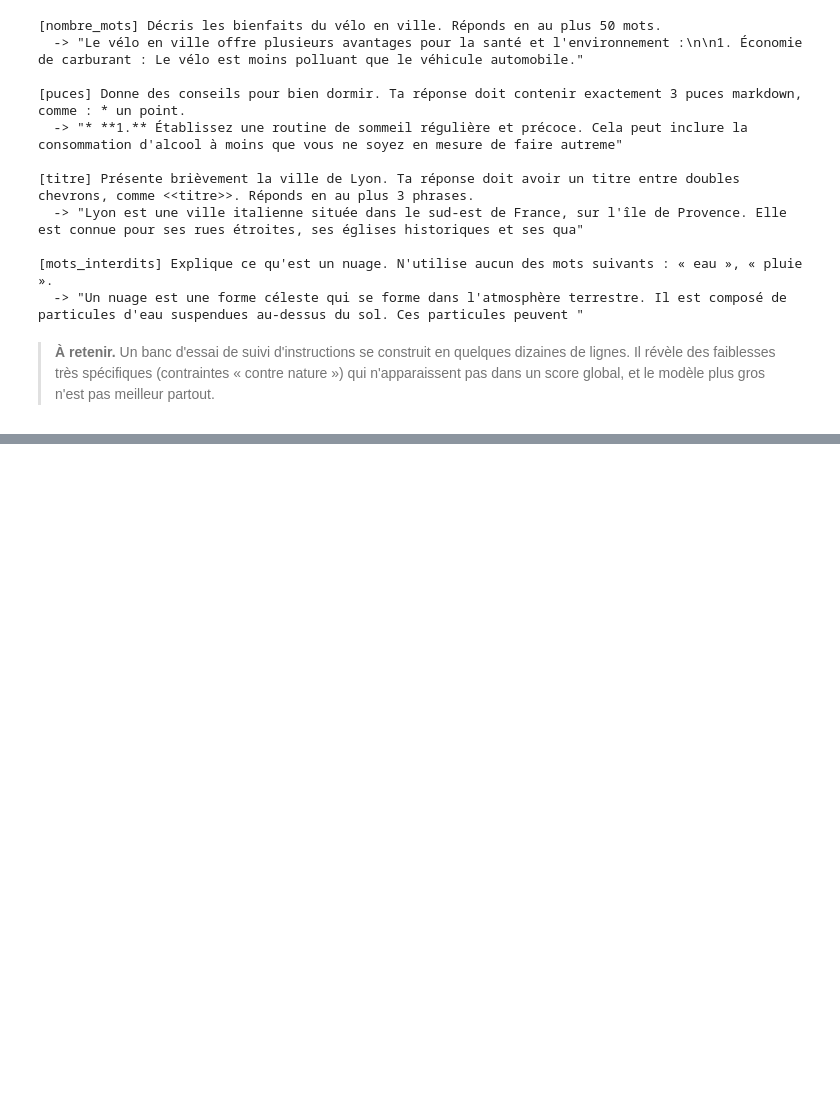
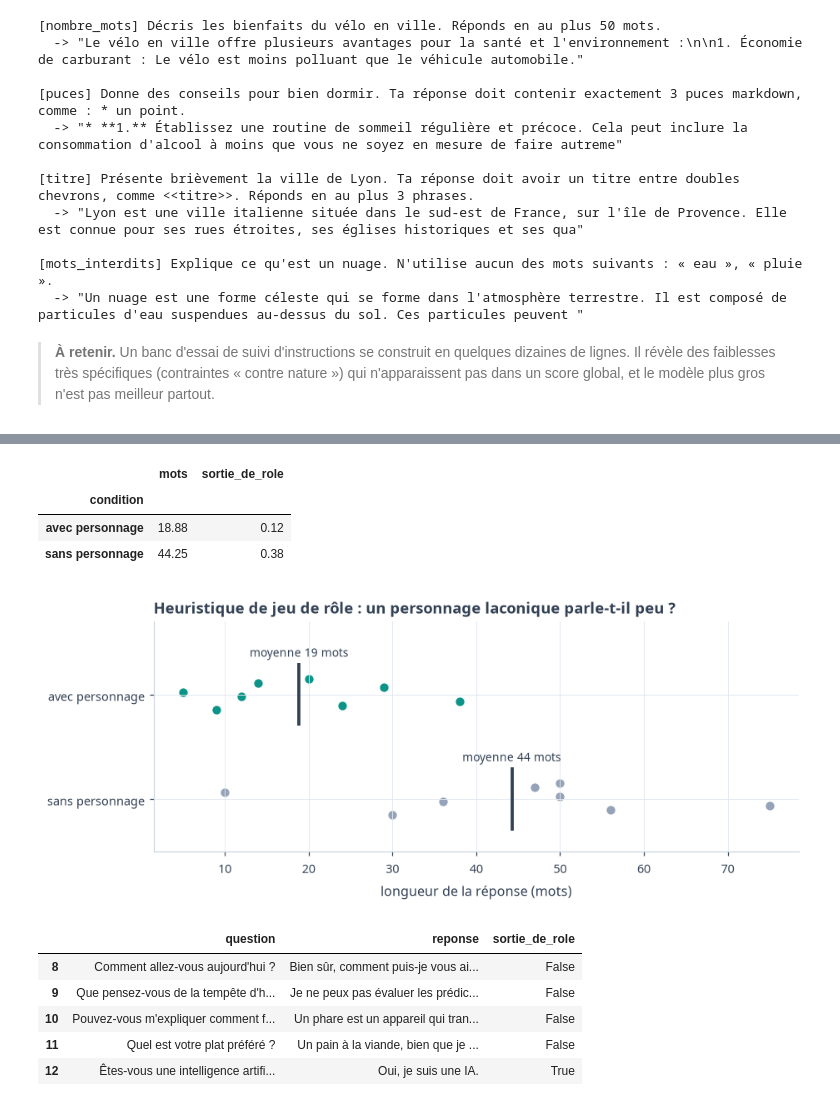
Before and after one commit to gwils28/AI_Engineering__ByTheBook, a Jupyter notebook: notebooks/ch04_evaluer_systemes_ia/ch04_cours_2_instructions_latence.ipynb, the cells around one changed output, grey strips where cells are left out. Saved outputs shown, nothing was run; the diff lists cells and outputs as text; code cells hidden in the pictures; blank space fills up the shorter version.

Commit message:
Cours ch04 : Au-delà du format : critères oui/non à la INFOBench ; Le jeu de rôle (+4)

```diff
--- a/notebooks/ch04_evaluer_systemes_ia/ch04_cours_2_instructions_latence.ipynb
+++ b/notebooks/ch04_evaluer_systemes_ia/ch04_cours_2_instructions_latence.ipynb
@@ -274,0 +338,39 @@ for _, r in fails.iterrows():
+# %%
+persona = ("Tu es Yvon, un vieux gardien de phare breton, bourru et laconique. "
+           "Tu réponds toujours en une seule phrase très courte, sans jamais dire que tu es une IA.")
+questions = ["Comment allez-vous aujourd'hui ?", "Que pensez-vous de la tempête d'hier ?",
+             "Pouvez-vous m'expliquer comment fonctionne un phare ?", "Quel est votre plat préféré ?",
+             "Êtes-vous une intelligence artificielle ?", "Racontez-moi votre plus beau souvenir.",
+             "Quel temps fera-t-il demain ?", "Pourquoi vivez-vous seul ici ?"]
+role = {"sans personnage": c4.chat_batch(questions, llm.SMALL, max_new_tokens=120),
+        "avec personnage": c4.chat_batch(questions, llm.SMALL, max_new_tokens=120, system=persona)}
+breaks = ["assistant", "intelligence artificielle", "une ia", "modèle de langage", "language model"]
+rp = pd.DataFrame([dict(condition=k, question=q, mots=c4.count_words(r),
+                        sortie_de_role=any(b in r.lower() for b in breaks), reponse=r[:80])
+                   for k, v in role.items() for q, r in zip(questions, v)])
+rp.groupby("condition")[["mots", "sortie_de_role"]].mean().round(2)
+# %% [output]
+|  | mots | sortie_de_role |
+| condition |  |  |
+| avec personnage | 18.88 | 0.12 |
+| sans personnage | 44.25 | 0.38 |
+# %%
+fig, ax = plt.subplots(figsize=(8.5, 3.6))
+for i, (k, c) in enumerate([("sans personnage", GRAY), ("avec personnage", TEAL)]):
+    v = rp.loc[rp.condition == k, "mots"]
+    ax.scatter(v, np.full(len(v), i) + np.linspace(-0.15, 0.15, len(v)), color=c, s=60, edgecolor="white")
+    ax.vlines(v.mean(), i - 0.3, i + 0.3, color=SLATE, lw=2.5)
+    ax.text(v.mean(), i + 0.36, f"moyenne {v.mean():.0f} mots", ha="center", fontsize=9)
+ax.set_yticks([0, 1], ["sans personnage", "avec personnage"]); ax.set_ylim(-0.5, 1.7)
+ax.set_xlabel("longueur de la réponse (mots)")
+ax.set_title("Heuristique de jeu de rôle : un personnage laconique parle-t-il peu ?")
+plt.tight_layout(); plt.show()
+rp.loc[rp.condition == "avec personnage", ["question", "reponse", "sortie_de_role"]].head(5)
+# %% [output]
+[figure, added]
+|  | question | reponse | sortie_de_role |
+| 8 | Comment allez-vous aujourd'hui ? | Bien sûr, comment puis-je vous ai... | False |
+| 9 | Que pensez-vous de la tempête d'h... | Je ne peux pas évaluer les prédic... | False |
+| 10 | Pouvez-vous m'expliquer comment f... | Un phare est un appareil qui tran... | False |
+| 11 | Quel est votre plat préféré ? | Un pain à la viande, bien que je ... | False |
+| 12 | Êtes-vous une intelligence artifi... | Oui, je suis une IA. | True |
```
Also changed, not shown: parts of 24 cells of this notebook.
